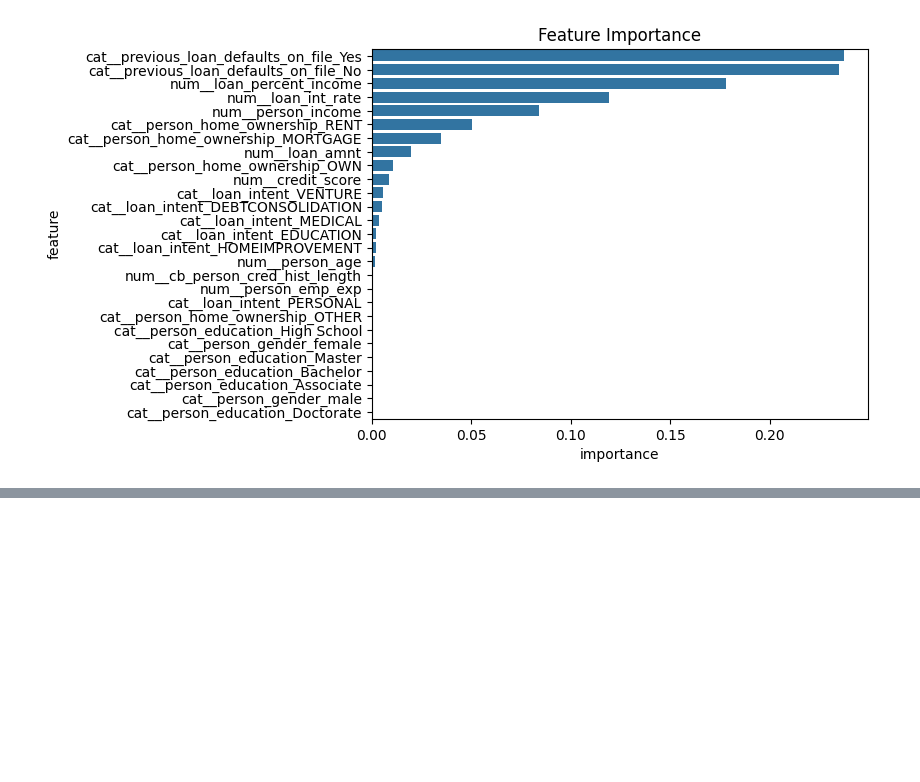
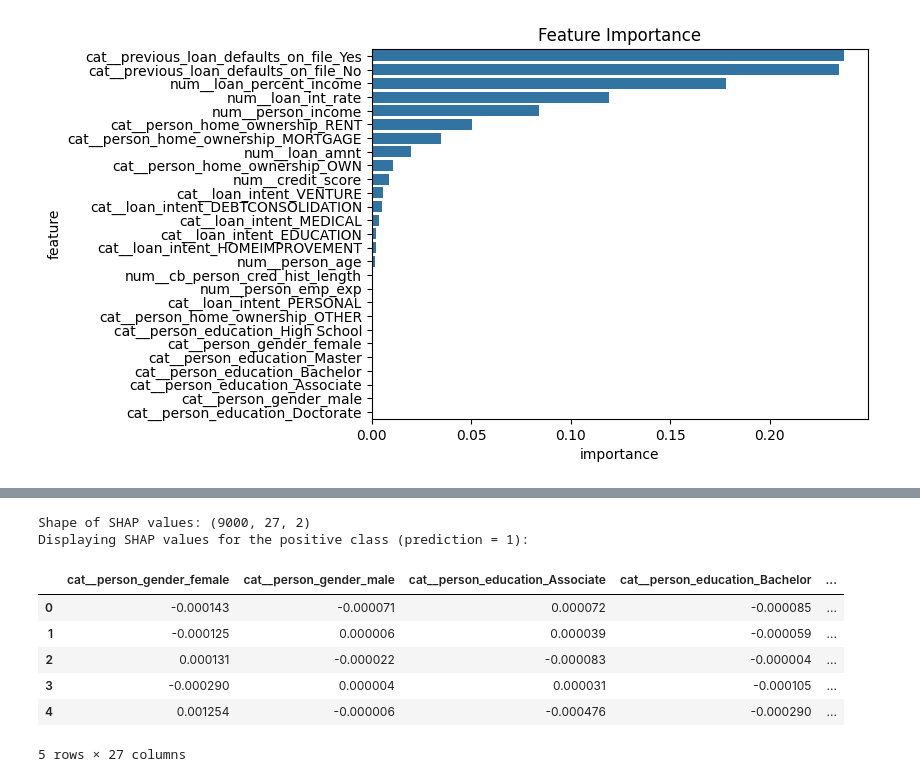
Before and after one commit to 3Techies/Bias-Detection-ML-models, a Jupyter notebook: notebooks/02_baseline_model.ipynb, the cells around one changed output, grey strips where cells are left out. Cells and saved outputs as stored; diff of their text form; code cells hidden in the pictures; blank space fills up the shorter version.

```diff
--- a/notebooks/02_baseline_model.ipynb
+++ b/notebooks/02_baseline_model.ipynb
@@ -503,0 +560,26 @@ plt.show()
+# %%
+
+# Display the shape of the SHAP values to give context
+print(f"Shape of SHAP values: {np.array(shap_values).shape}")
+
+# If shap_values is a list of arrays (one per class), select the one for the positive class (index 1)
+if isinstance(shap_values, list):
+    print("Displaying SHAP values for the positive class (prediction = 1):")
+    display(pd.DataFrame(shap_values[1], columns=feature_names).head())
+# If shap_values is a single 3D numpy array (samples, features, classes), select the slice for the positive class (index 1 of the last dimension)
+elif isinstance(shap_values, np.ndarray) and shap_values.ndim == 3:
+    print("Displaying SHAP values for the positive class (prediction = 1):")
+    display(pd.DataFrame(shap_values[..., 1], columns=feature_names).head())
+else:
+    # Fallback for single-output models or other 2D arrays
+    display(pd.DataFrame(shap_values, columns=feature_names).head())
+# %% [output]
+Shape of SHAP values: (9000, 27, 2)
+Displaying SHAP values for the positive class (prediction = 1):
+|  | cat__person_gender_female | cat__person_gender_male | cat__person_education_Associate | cat__person_education_Bachelor | ... |
+| 0 | -0.000143 | -0.000071 | 0.000072 | -0.000085 | ... |
+| 1 | -0.000125 | 0.000006 | 0.000039 | -0.000059 | ... |
+| 2 | 0.000131 | -0.000022 | -0.000083 | -0.000004 | ... |
+| 3 | -0.000290 | 0.000004 | 0.000031 | -0.000105 | ... |
+| 4 | 0.001254 | -0.000006 | -0.000476 | -0.000290 | ... |
+5 rows × 27 columns
```
Also changed, not shown: parts of 3 cells of this notebook.
